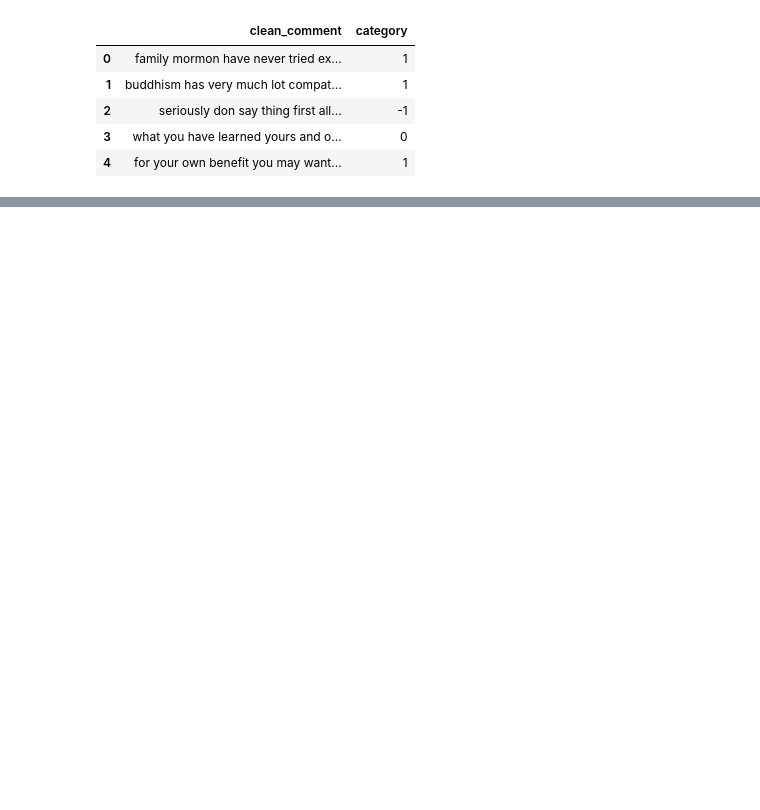
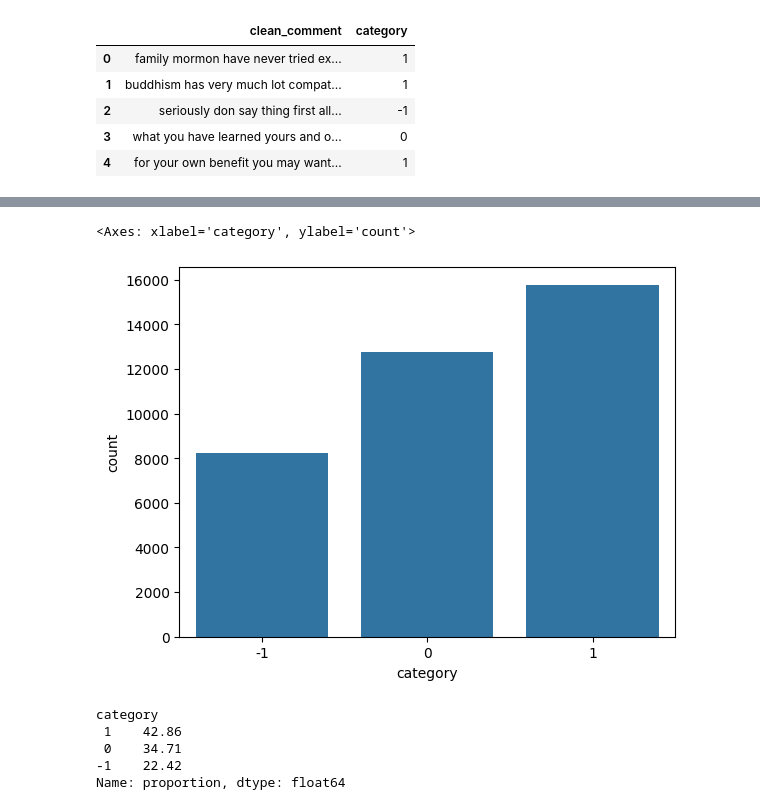
Before and after one commit to SiddharthGanguli/youtube_Comment_analyzer, a Jupyter notebook: notebook/basic-eda1.ipynb, the cells around one changed output, grey strips where cells are left out. Cells and saved outputs as stored; diff of their text form; code cells hidden in the pictures; blank space fills up the shorter version.

Commit message:
add initial Exploratory Data Analysis for finding basic data issues.

```diff
--- a/notebook/basic-eda1.ipynb
+++ b/notebook/basic-eda1.ipynb
@@ -14,0 +109,2 @@ df.to_csv('redit-data.csv',index=False)
+# %%
+df = df[~(df['clean_comment'].str.strip() == '')]
@@ -14,0 +113,2 @@ df.to_csv('redit-data.csv',index=False)
+# %%
+df['clean_comment'] = df['clean_comment'].str.lower()
@@ -14,0 +144,3 @@ df.to_csv('redit-data.csv',index=False)
+# %%
+# removing leading and trailing whitespaces
+df['clean_comment'] = df['clean_comment'].str.strip()
@@ -14,0 +166,7 @@ df.to_csv('redit-data.csv',index=False)
+# %%
+# Remove new line characters from the 'clean_comment' column
+df['clean_comment'] = df['clean_comment'].str.replace('\n', ' ', regex=True)
+
+# Verify the transformation by checking for any remaining new lines
+comments_with_newline_remaining = df[df['clean_comment'].str.contains('\n')]
+comments_with_newline_remaining
@@ -14,0 +181,19 @@ df.to_csv('redit-data.csv',index=False)
+# %%
+import seaborn as sns
+import matplotlib.pyplot as plt
+# distribution of classes
+
+sns.countplot(data=df,x="category")
+# %% [output]
+<Axes: xlabel='category', ylabel='count'>
+[figure, added]
+# %%
+# frequency distribution of sentiments
+
+df['category'].value_counts(normalize=True).mul(100).round(2)
+# %% [output]
+category
+ 1    42.86
+ 0    34.71
+-1    22.42
+Name: proportion, dtype: float64
```
Also changed, not shown: parts of 49 cells of this notebook.
